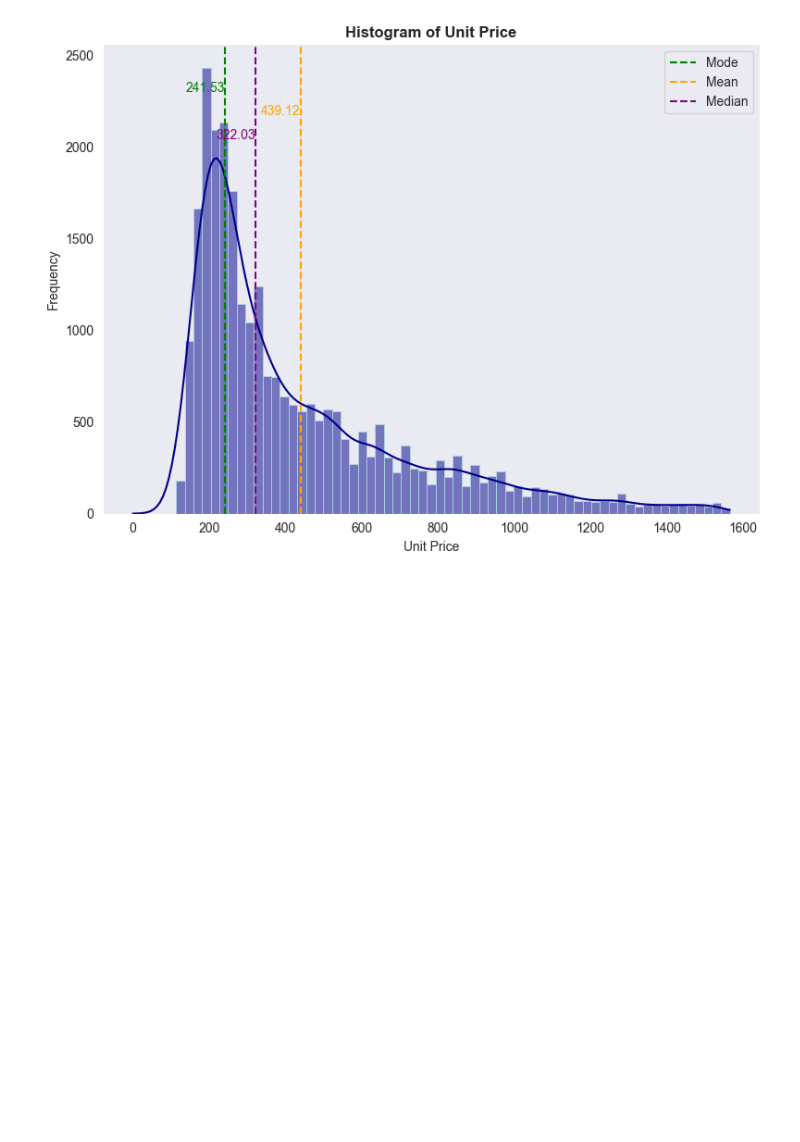
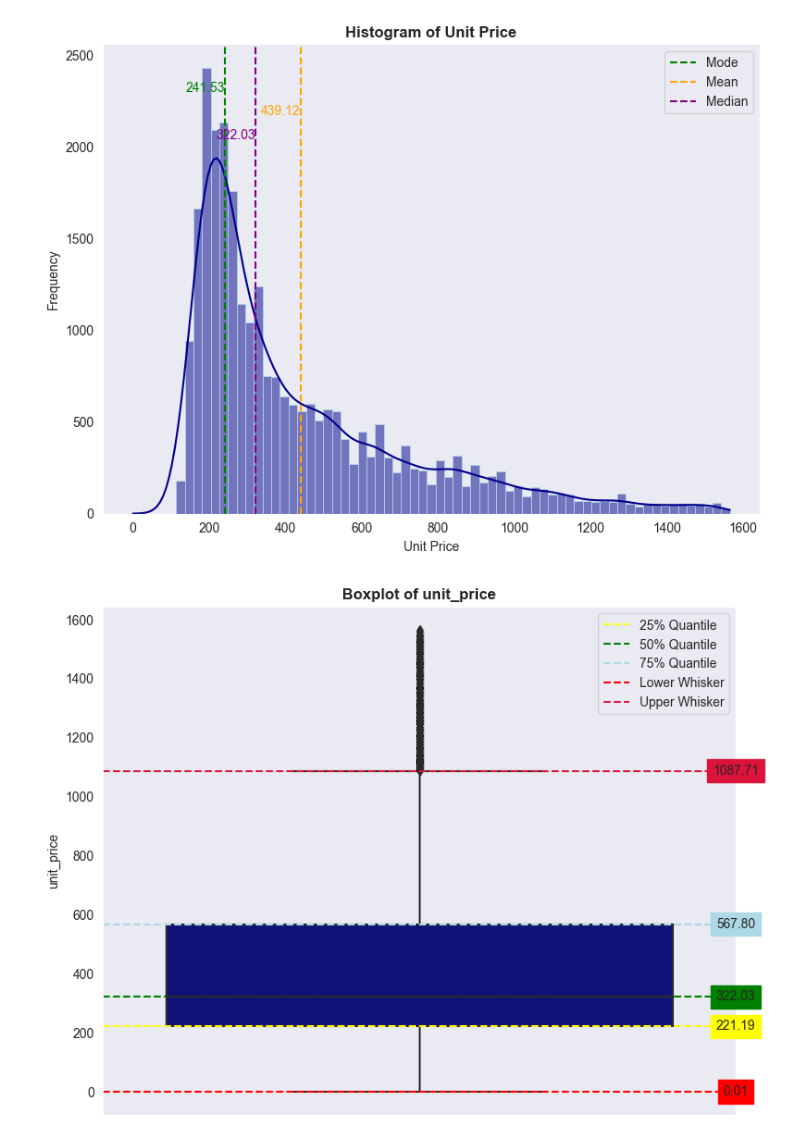
Before and after one commit to Alex-Holzer/retail_price_prediction, a Jupyter notebook: notebooks/01_data_exploration.ipynb, the cells around one changed output. Drawn from its saved outputs; the diff is of its cells as text; code cells hidden in the pictures; blank space fills up the shorter version.

```diff
--- a/notebooks/01_data_exploration.ipynb
+++ b/notebooks/01_data_exploration.ipynb
@@ -332,0 +376,4 @@ plt.show()
+# %%
+plot_boxplot(cleaned_unit_price_df, 'unit_price')
+# %% [output]
+[figure, added]
```
Also changed, not shown: parts of 2 cells of this notebook.
